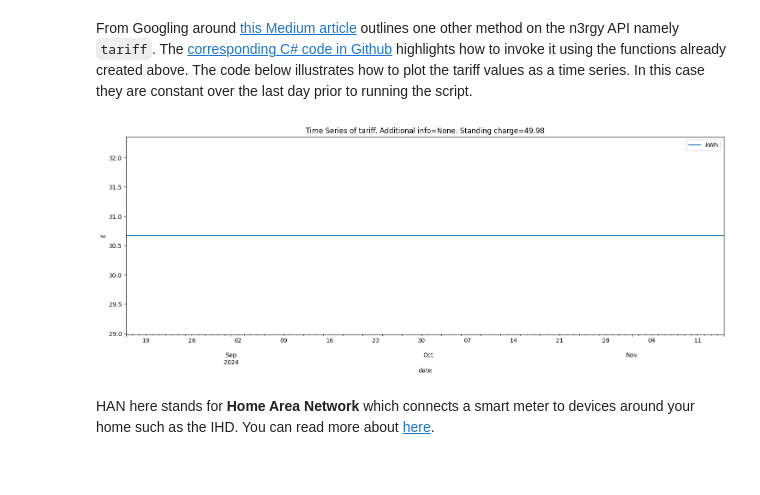
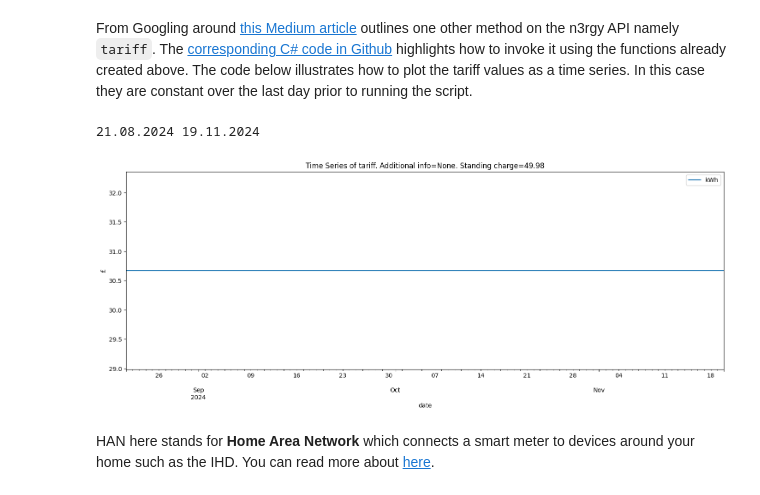
Before and after one commit to malminhas/smart-meter, a Jupyter notebook: smart-meter-playbook.ipynb, the cells around one changed output. Cells and saved outputs as stored; diff of their text form; code cells hidden in the pictures.

Commit message:
Updated smart meter playbook to include full start to end handling

```diff
--- a/smart-meter-playbook.ipynb
+++ b/smart-meter-playbook.ipynb
@@ -159,0 +224,6 @@ for start,end in zip(starts, ends):
+# %%
+results = []
+for s,e in zip(starts, ends):
+    records = getDataInRange(s, e, source='electricity')
+    print(f"{len(records.get('values'))} records found between {s} and {e}")
+    results.append(records)
@@ -162,15 +237,15 @@ Let's print the keys for the response data:
 # %%
-for d in results:
-    print("-------------------------------")
-    print(f"keys = {list(d.keys())}")
-    print(f"resource = {d.get('resource')}")
-    print(f"responseTimestamp = {d.get('responseTimestamp')}")
-    print(f"start = {d.get('start')}")
-    print(f"end = {d.get('end')}")
-    print(f"granularity = {d.get('granularity')}")
-    print(f"{len(d.get('values'))} values")
-    print(f"availableCacheRange = {d.get('availableCacheRange')}")
-    print(f"unit = {d.get('unit')}")
+d = results[0]
+print("-------------------------------")
+print(f"keys = {list(d.keys())}")
+print(f"resource = {d.get('resource')}")
+print(f"responseTimestamp = {d.get('responseTimestamp')}")
+print(f"start = {d.get('start')}")
+print(f"end = {d.get('end')}")
+print(f"granularity = {d.get('granularity')}")
+print(f"{len(d.get('values'))} values")
+print(f"availableCacheRange = {d.get('availableCacheRange')}")
+print(f"unit = {d.get('unit')}")
 # %% [output]
 -------------------------------
 keys = ['resource', 'responseTimestamp', 'start', 'end', 'granularity', 'values', 'availableCacheRange', 'unit']
@@ -270,16 +341,19 @@ plotResampledTimeSeries(period='MS', angle=85)
 # %% [markdown]
 From Googling around [this Medium article](https://medium.com/@richardr39/n3rgy-dotnet-a-net-tool-for-retrieving-n3rgy-smart-meter-data-in-the-uk-53505d78a4cc) outlines one other method on the n3rgy API namely `tariff`.  The [corresponding C# code in Github](https://github.com/rars/n3rgy-dotnet) highlights how to invoke it using the functions already created above.  The code below illustrates how to plot the tariff values as a time series.  In this case they are constant over the last day prior to running the script.
 # %%
-d1 = getDataInRange('16.08.2024', end, category='tariff')
+threeMonthsAgo = getDate(dayOffset=2, monthOffset=-3)
+print(threeMonthsAgo,today)
+d1 = getDataInRange(threeMonthsAgo, today, category='tariff')
 additionalInfo = d1.get('values')[0].get('additionalInformation')
 standingCharges = dict(d1.get('values')[0].get('standingCharges')[0])
 prices = d1.get('values')[0].get('prices')
 standingCharge = standingCharges.get('value')
 df3 = pd.DataFrame(prices)
 df4 = tweak_df(df3)
 _ = df4.plot(figsize=(18,6), title=f"Time Series of tariff. Additional info={additionalInfo}. Standing charge={standingCharge}", xlabel='date', ylabel='£')
 # %% [output]
+21.08.2024 19.11.2024
-[figure, old version]
+[figure, new version]
 # %% [markdown]
 HAN here stands for <b>Home Area Network</b> which connects a smart meter to devices around your home such as the IHD.  You can read more about [here](https://www.ofgem.gov.uk/sites/default/files/docs/2010/12/han-workshop---19-nov---ember-han-basics_0.pdf).
 # %% [markdown]
```
Also changed, not shown: parts of 22 cells of this notebook.
